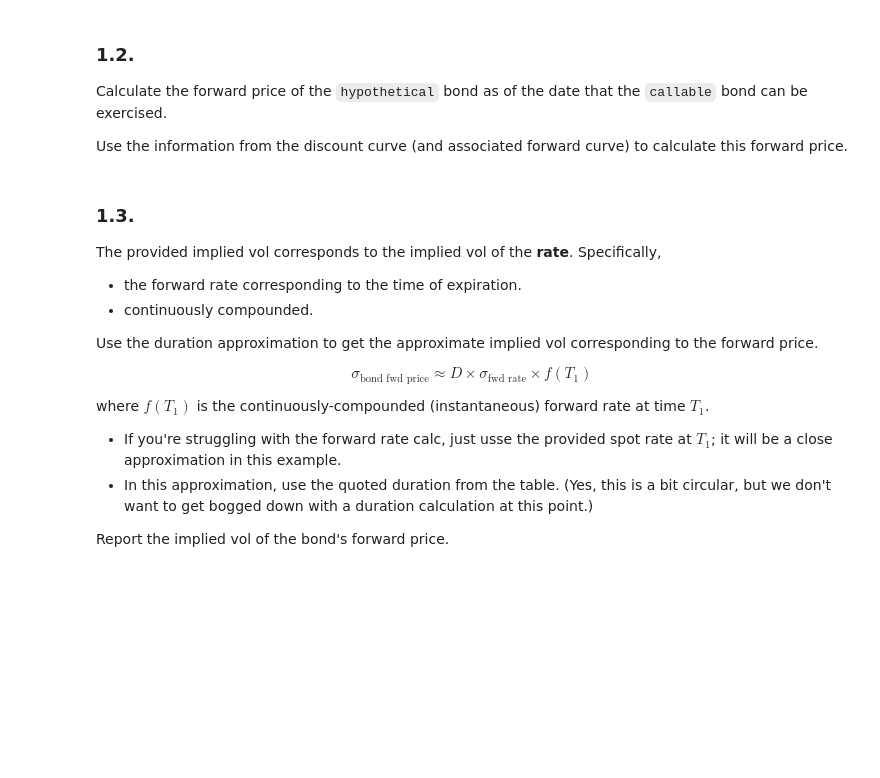
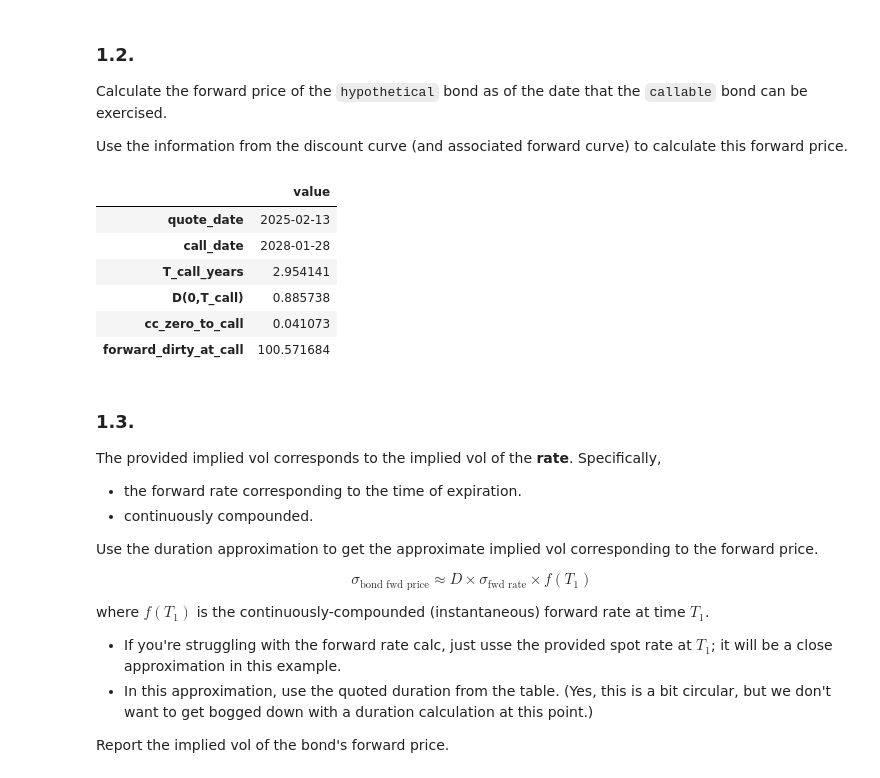
Before and after one commit to reecevdw/FINM-375-GROUP-A, a Jupyter notebook: hw1/C.6.1.%20Freddie%20Mac%20Bonds.ipynb, the cells around one changed output. Drawn from its saved outputs; the diff is of its cells as text; code cells hidden in the pictures; blank space fills up the shorter version.

```diff
--- a/hw1/C.6.1.%20Freddie%20Mac%20Bonds.ipynb
+++ b/hw1/C.6.1.%20Freddie%20Mac%20Bonds.ipynb
@@ -99,6 +205,62 @@ Also calculate the price of the `hypothetical` bonds, where we consider a non-ca
 Calculate the forward price of the `hypothetical` bond as of the date that the `callable` bond can be exercised.
 
 Use the information from the discount curve (and associated forward curve) to calculate this forward price.
+# %%
+# 1.2 Forward price of the hypothetical (non-callable) bond at call date
+
+# Underlying = hypothetical non-callable version of KEY_CALLABLE
+bond_key = KEY_CALLABLE
+
+quote_date = pd.Timestamp(info.loc["Date Quoted", bond_key])
+call_date = pd.Timestamp(info.loc["Date Next Call", bond_key])
+maturity = pd.Timestamp(info.loc["Date Matures", bond_key])
+issue_date = pd.Timestamp(info.loc["Date Issued", bond_key])
+
+cpn = float(info.loc["Cpn Rate", bond_key])
+freq = int(info.loc["Cpn Freq", bond_key])
+par = 100.0
+coupon_amt = par * cpn / freq
+
+# Full coupon schedule
+sched = _coupon_schedule(issue_date, maturity, freq)
+
+# Cash flows strictly after exercise date (forward delivers bond at call date)
+cf_dates_fwd = sched[sched > call_date]
+cfs_fwd = np.full(len(cf_dates_fwd), coupon_amt, dtype=float)
+cfs_fwd[-1] += par  # add principal at final maturity
+
+# Discount factors from t=0 curve
+ttm_call = (call_date - quote_date).days / 365.25
+df_call = _interp_discount(ttm_call, discs)
+
+ttms_fwd = np.array([(d - quote_date).days / 365.25 for d in cf_dates_fwd], dtype=float)
+dfs_fwd = np.array([_interp_discount(t, discs) for t in ttms_fwd], dtype=float)
+
+# Forward dirty price at call date:
+# F(0,T_call) = PV0(cashflows after T_call) / D(0,T_call)
+forward_dirty = float(np.sum(cfs_fwd * dfs_fwd) / df_call)
+
+# Also report a cc zero rate to call date from discount curve (useful for 1.3)
+r_cc_to_call = -np.log(df_call) / ttm_call
+
+pd.DataFrame(
+    {
+        "quote_date": [quote_date.date()],
+        "call_date": [call_date.date()],
+        "T_call_years": [ttm_call],
+        "D(0,T_call)": [df_call],
+        "cc_zero_to_call": [r_cc_to_call],
+        "forward_dirty_at_call": [forward_dirty],
+    }
+).T.rename(columns={0: "value"})
+# %% [output]
+|  | value |
+| quote_date | 2025-02-13 |
+| call_date | 2028-01-28 |
+| T_call_years | 2.954141 |
+| D(0,T_call) | 0.885738 |
+| cc_zero_to_call | 0.041073 |
+| forward_dirty_at_call | 100.571684 |
 # %% [markdown]
 ### 1.3.
 
```
Also changed, not shown: parts of 5 cells of this notebook.
